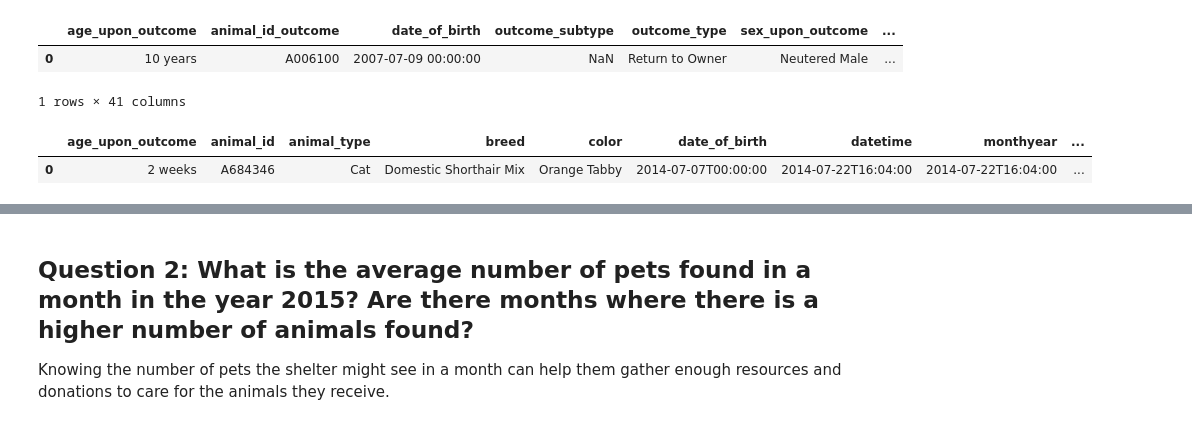
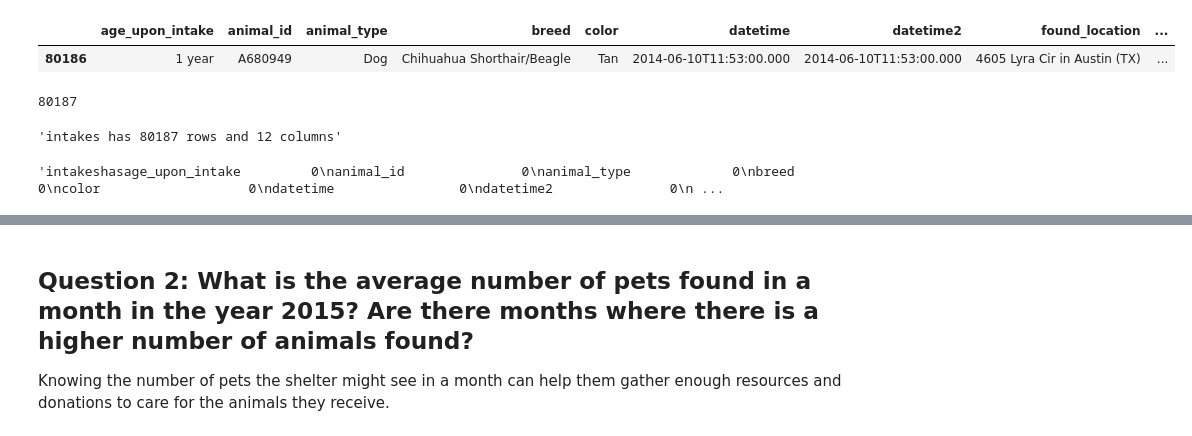
Before and after one commit to sahvsergio/treehouse_data_analysis_techdegree_unit5, a Jupyter notebook: Pet Shelter Analysis.ipynb, the cells around one changed output, grey strips where cells are left out. Saved outputs shown, nothing was run; the diff lists cells and outputs as text; code cells hidden in the pictures.

```diff
--- a/Pet Shelter Analysis.ipynb
+++ b/Pet Shelter Analysis.ipynb
@@ -30,11 +84,18 @@ intakes.isna()
 # %%
-intakes_outcomes.head(1)
+intakes.tail(1)
 # %% [output]
-|  | age_upon_outcome | animal_id_outcome | date_of_birth | outcome_subtype | outcome_type | sex_upon_outcome | ... |
-| 0 | 10 years | A006100 | 2007-07-09 00:00:00 | NaN | Return to Owner | Neutered Male | ... |
+|  | age_upon_intake | animal_id | animal_type | breed | color | datetime | datetime2 | found_location | ... |
+| 80186 | 1 year | A680949 | Dog | Chihuahua Shorthair/Beagle | Tan | 2014-06-10T11:53:00.000 | 2014-06-10T11:53:00.000 | 4605 Lyra Cir in Austin (TX) | ... |
-1 rows × 41 columns
 # %%
-outcomes.head(1)
+len(intakes)
 # %% [output]
-|  | age_upon_outcome | animal_id | animal_type | breed | color | date_of_birth | datetime | monthyear | ... |
-| 0 | 2 weeks | A684346 | Cat | Domestic Shorthair Mix | Orange Tabby | 2014-07-07T00:00:00 | 2014-07-22T16:04:00 | 2014-07-22T16:04:00 | ... |
+80187
+# %%
+rows, columns=intakes.shape
+f'intakes has {rows} rows and {columns} columns'
+# %% [output]
+'intakes has 80187 rows and 12 columns'
+# %%
+f'intakeshas{intakes.isna().sum()  }'
+# %% [output]
+'intakeshasage_upon_intake         0\nanimal_id               0\nanimal_type             0\nbreed                   0\ncolor                   0\ndatetime                0\ndatetime2               0\n ...
```
Also changed, not shown: parts of 32 cells of this notebook.
